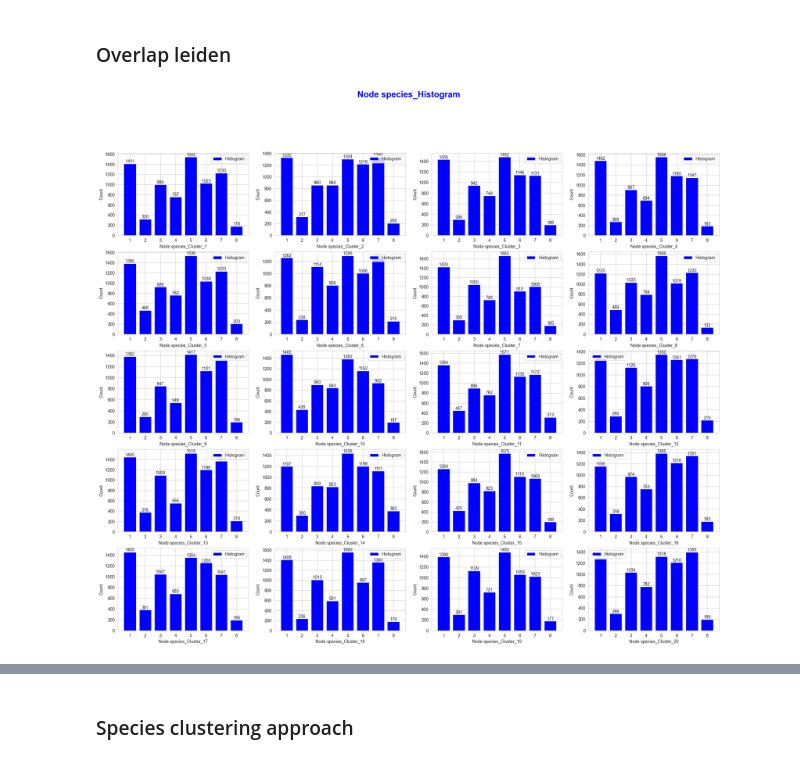
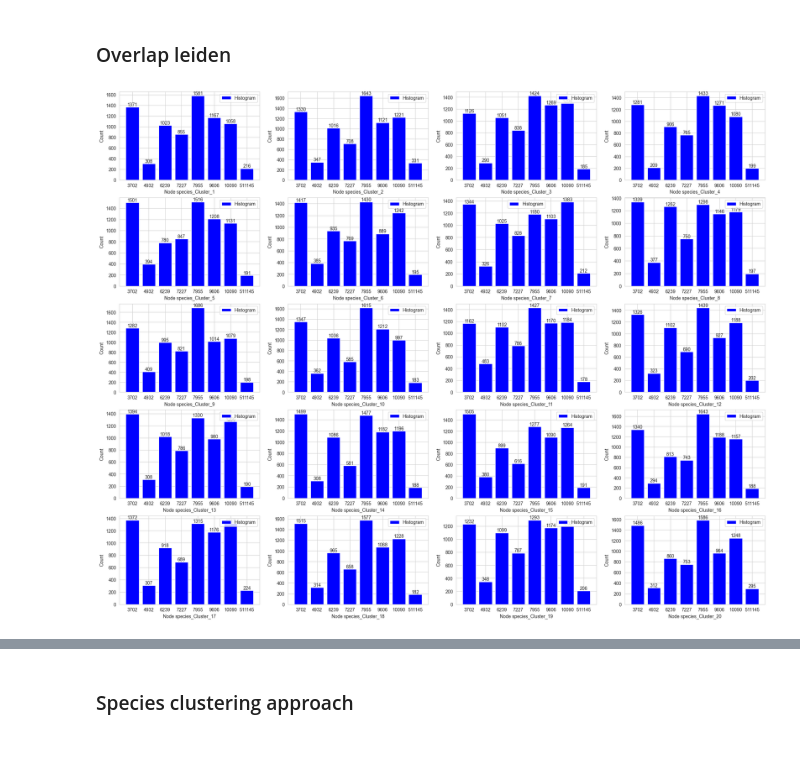
Before and after one commit to baophuoc1903/LeidenGCN, a Jupyter notebook: analysis.ipynb, the cells around one changed output, grey strips where cells are left out. Saved outputs shown, nothing was run; the diff lists cells and outputs as text; code cells hidden in the pictures.

```diff
--- a/analysis.ipynb
+++ b/analysis.ipynb
@@ -152,7 +152,8 @@ print(np.around(modularity_random, 8))  # -0.00003675
 # %% [markdown]
 # Community size across batches (Leiden with min/max constraint)
 # %%
-histogram = [len(c) for c in leiden_coms]
+leiden_coms = cluster_reader(r"dataset/leiden_clusters_0.csv")
+histogram = sorted([len(c) for c in leiden_coms], reverse=True)
 
 plt.figure(figsize=(10,5))
 bar_plot = plt.bar(torch.arange(len(histogram)), histogram, color='g', width=1)
@@ -185,12 +186,12 @@ def histogram_plot(histograms, xticks, label="Histogram", color='g', xlabel="Nod
         ax[idx].legend()
         ax[idx].set_xlabel(f"{xlabel}_Cluster_{idx+1}")
         ax[idx].set_ylabel("Count")
-        ax[idx].set_xticks(torch.arange(len(xticks)), torch.arange(len(xticks)).numpy()+1)
+        ax[idx].set_xticks(torch.arange(len(xticks)), xticks.numpy())
 
-    for idx in range(len(histograms), len(ax)):
-        ax[idx].remove()
+    # for idx in range(len(histograms), len(ax)):
+    #     ax[idx].remove()
 
-    fig.suptitle(f"{xlabel}_{label}", fontsize=20, weight='bold', color='b')
+    # fig.suptitle(f"{xlabel}_{label}", fontsize=20, weight='bold', color='b')
     plt.show()
 # %%
 node_idx = dataset.dataset.get_idx_split()
@@ -240,7 +265,8 @@ histogram_plot(random_histograms, data.node_species.unique())
 # %% [markdown]
 ### Overlap leiden
 # %%
+leiden_coms_overlap = partition_graph(dataset, Args(cluster_type='leiden_species', clusters_path='dataset/leiden_clusters_80_100_weight_final.csv', overlap_ratio=0.5))
 overlap_histograms = node_species_histogram(data, leiden_coms_overlap)
 histogram_plot(overlap_histograms, data.node_species.unique(), color='b')
 # %% [output]
-[figure, old version]
+[figure, new version]
```
Also changed, not shown: parts of 10 cells of this notebook, 1 other file.
